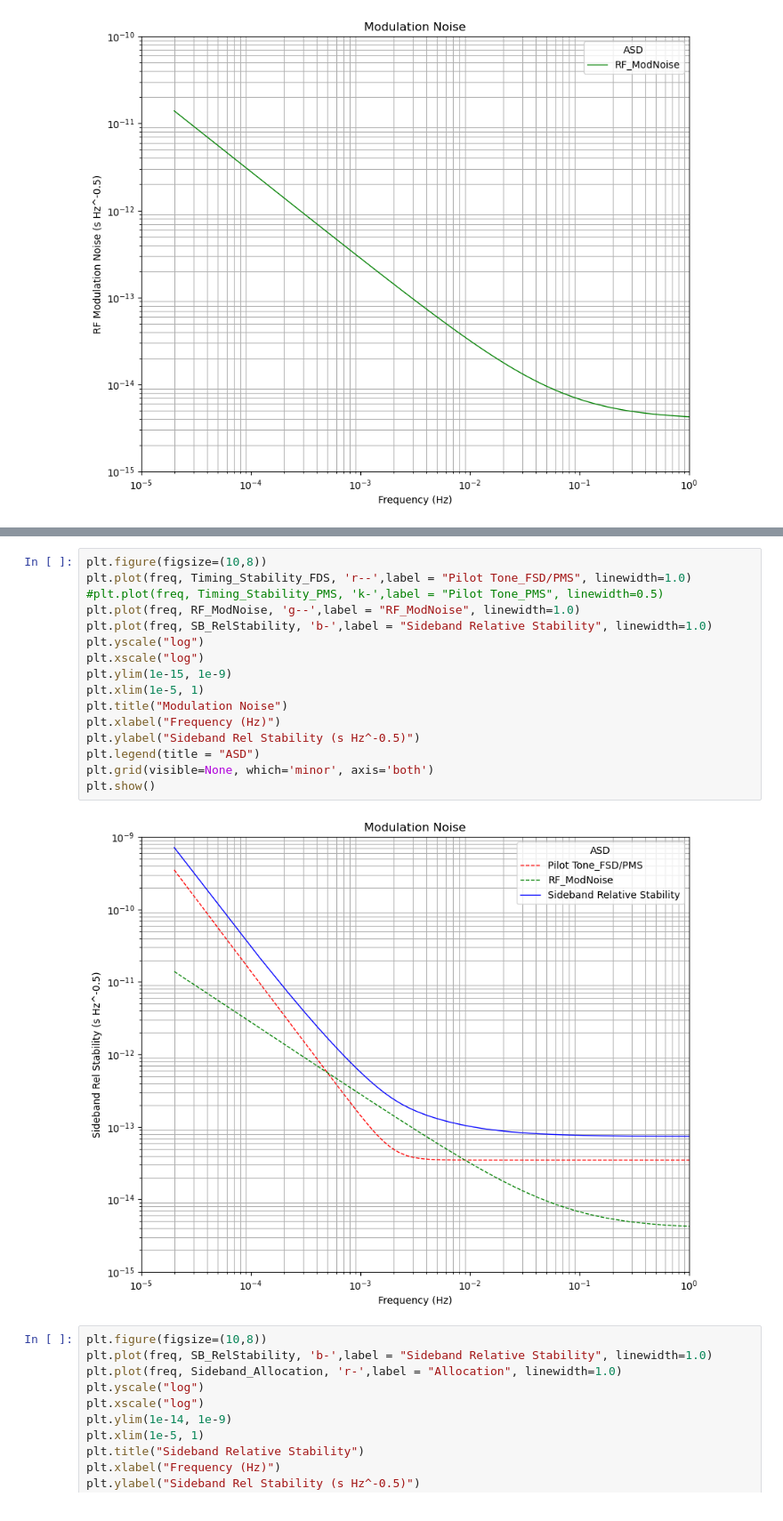
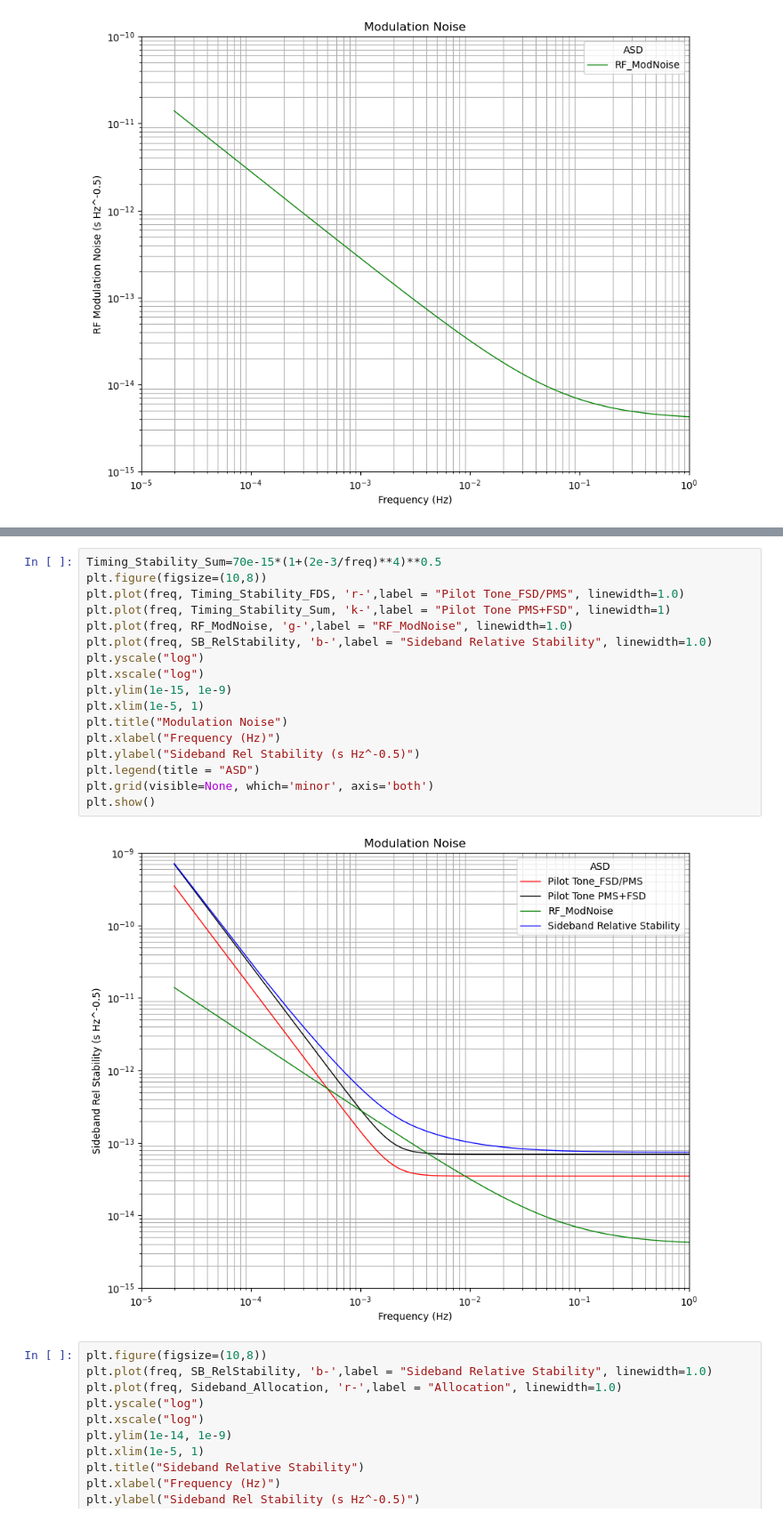
Before and after one commit to raidurgesh/RFNoise, a Jupyter notebook: RFModErr01.ipynb, the cells around one changed output, grey strips where cells are left out. Shown at 89% size. Cells and saved outputs as stored; diff of their text form.

```diff
--- a/RFModErr01.ipynb
+++ b/RFModErr01.ipynb
@@ -74,23 +74,24 @@ Image(url= "https://perf-lisa.in2p3.fr/figs/e41a1d9a-0f74-4a0b-9943-746ba5eeb33f
 # %% [output]
 [interactive output not drawn]
 # %%
+Timing_Stability_Sum=70e-15*(1+(2e-3/freq)**4)**0.5
 plt.figure(figsize=(10,8))
-plt.plot(freq, Timing_Stability_FDS, 'r--',label = "Pilot Tone_FSD/PMS", linewidth=1.0)
-#plt.plot(freq, Timing_Stability_PMS, 'k-',label = "Pilot Tone_PMS", linewidth=0.5)
-plt.plot(freq, RF_ModNoise, 'g--',label = "RF_ModNoise", linewidth=1.0)
+plt.plot(freq, Timing_Stability_FDS, 'r-',label = "Pilot Tone_FSD/PMS", linewidth=1.0)
+plt.plot(freq, Timing_Stability_Sum, 'k-',label = "Pilot Tone PMS+FSD", linewidth=1)
+plt.plot(freq, RF_ModNoise, 'g-',label = "RF_ModNoise", linewidth=1.0)
 plt.plot(freq, SB_RelStability, 'b-',label = "Sideband Relative Stability", linewidth=1.0)
 plt.yscale("log")
 plt.xscale("log")
 plt.ylim(1e-15, 1e-9)
 plt.xlim(1e-5, 1)
 plt.title("Modulation Noise")
 plt.xlabel("Frequency (Hz)")
 plt.ylabel("Sideband Rel Stability (s Hz^-0.5)")
 plt.legend(title = "ASD")
 plt.grid(visible=None, which='minor', axis='both')
 plt.show()
 # %% [output]
-[figure, old version]
+[figure, new version]
 # %%
 plt.figure(figsize=(10,8))
 plt.plot(freq, SB_RelStability, 'b-',label = "Sideband Relative Stability", linewidth=1.0)
```
Also changed, not shown: parts of 1 cell of this notebook.
